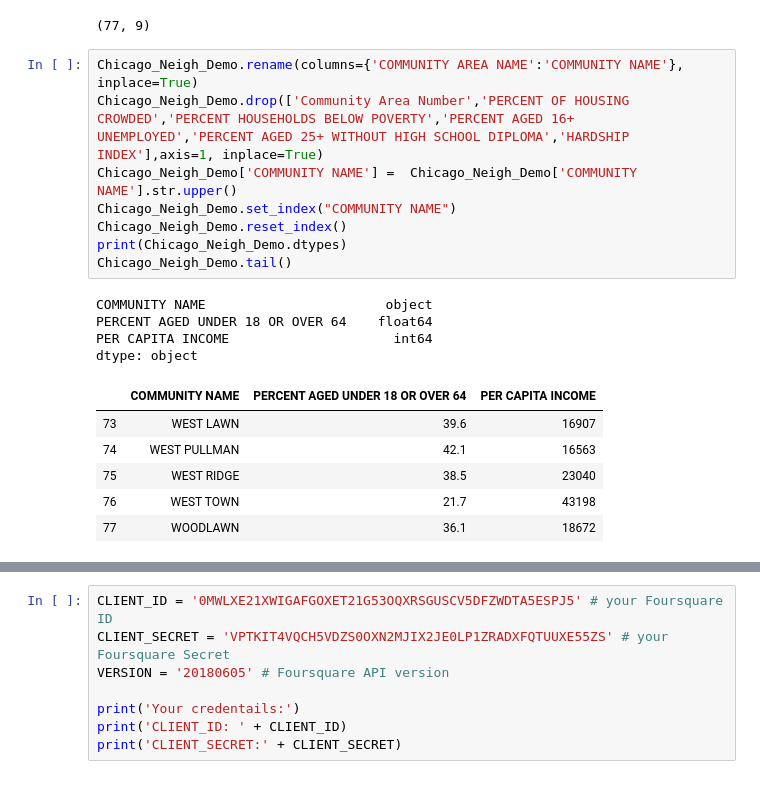
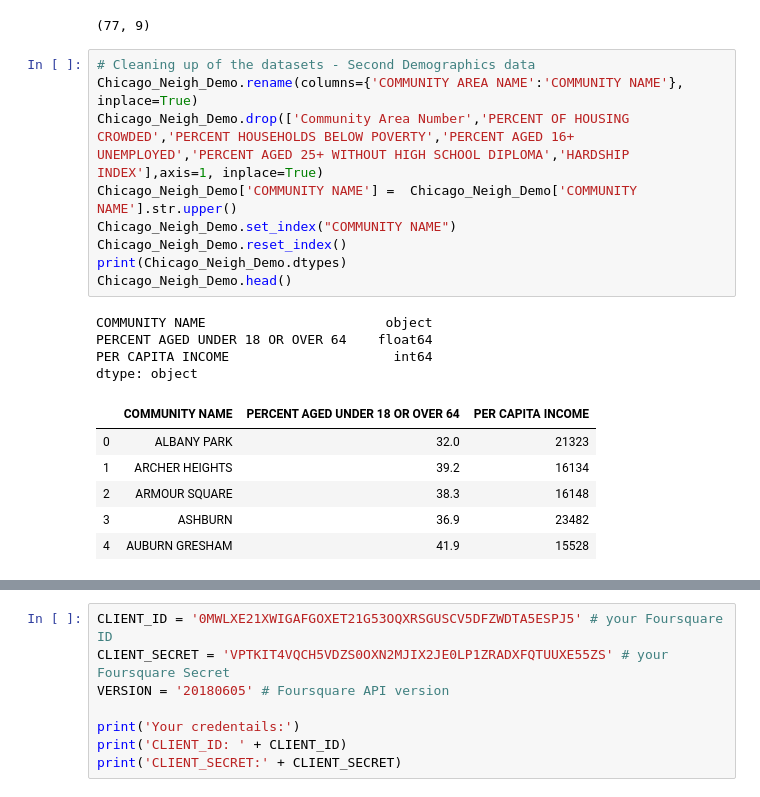
Before and after one commit to LRT-YASH/TestDSRepo, a Jupyter notebook: Week5_Final.ipynb, the cells around one changed output, grey strips where cells are left out. Cells and saved outputs as stored; diff of their text form.

```diff
--- a/Week5_Final.ipynb
+++ b/Week5_Final.ipynb
@@ -79,22 +114,23 @@ Chicago_Neigh.shape
 # %% [output]
 (77, 9)
 # %%
+# Cleaning up of the datasets - Second Demographics data
 Chicago_Neigh_Demo.rename(columns={'COMMUNITY AREA NAME':'COMMUNITY NAME'}, inplace=True)
 Chicago_Neigh_Demo.drop(['Community Area Number','PERCENT OF HOUSING CROWDED','PERCENT HOUSEHOLDS BELOW POVERTY','PERCENT AGED 16+ UNEMPLOYED','PERCENT AGED 25+ WITHOUT HIGH SCHOOL DIPLOMA','HARDSHIP INDEX'],axis=1, inplace=True)
 Chicago_Neigh_Demo['COMMUNITY NAME'] =  Chicago_Neigh_Demo['COMMUNITY NAME'].str.upper()
 Chicago_Neigh_Demo.set_index("COMMUNITY NAME")
 Chicago_Neigh_Demo.reset_index()
 print(Chicago_Neigh_Demo.dtypes)
-Chicago_Neigh_Demo.tail()
+Chicago_Neigh_Demo.head()
 # %% [output]
 COMMUNITY NAME                       object
 PERCENT AGED UNDER 18 OR OVER 64    float64
 PER CAPITA INCOME                     int64
 dtype: object
 |  | COMMUNITY NAME | PERCENT AGED UNDER 18 OR OVER 64 | PER CAPITA INCOME |
-| 73 | WEST LAWN | 39.6 | 16907 |
-| 74 | WEST PULLMAN | 42.1 | 16563 |
-| 75 | WEST RIDGE | 38.5 | 23040 |
-| 76 | WEST TOWN | 21.7 | 43198 |
-| 77 | WOODLAWN | 36.1 | 18672 |
+| 0 | ALBANY PARK | 32.0 | 21323 |
+| 1 | ARCHER HEIGHTS | 39.2 | 16134 |
+| 2 | ARMOUR SQUARE | 38.3 | 16148 |
+| 3 | ASHBURN | 36.9 | 23482 |
+| 4 | AUBURN GRESHAM | 41.9 | 15528 |
 # %%
```
Also changed, not shown: parts of 36 cells of this notebook.
